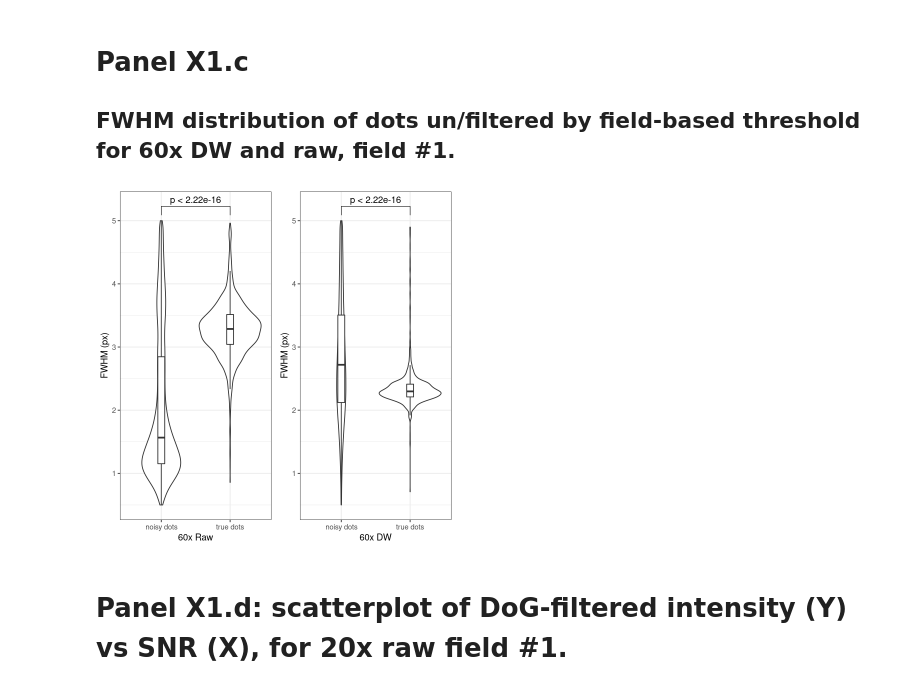
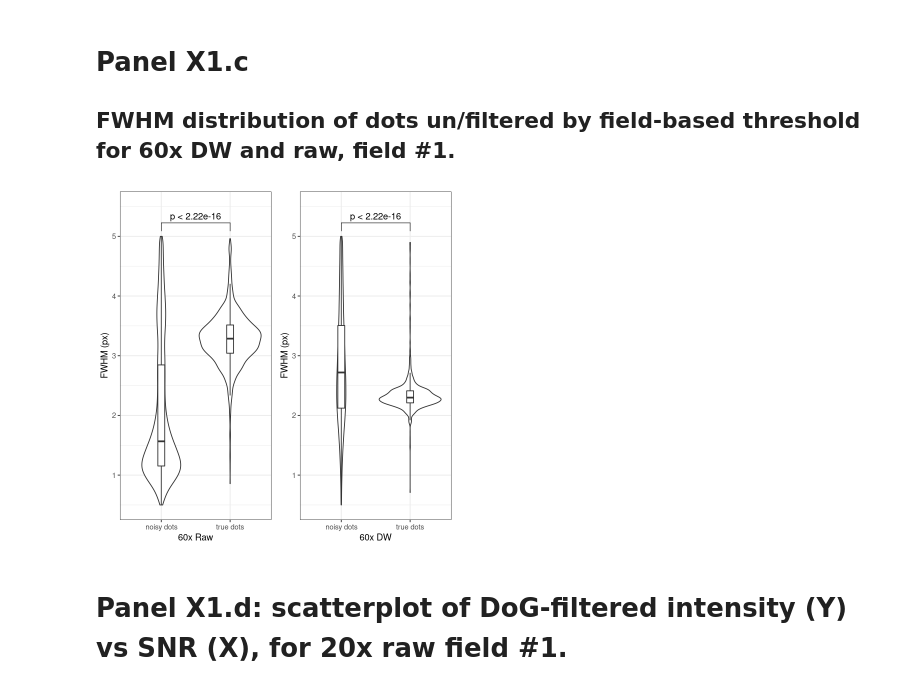
Before and after one commit to ggirelli/deconwolf-smFISH-analysis, a Jupyter notebook: notebooks/manuscript/1_panels.ipynb, the cells around one changed output. Cells and saved outputs as stored; diff of their text form; code cells hidden in the pictures.

```diff
--- a/notebooks/manuscript/1_panels.ipynb
+++ b/notebooks/manuscript/1_panels.ipynb
@@ -282,20 +282,21 @@ ddata["60x" == magnification & "raw" == image_type & .18 <= Value2, dot_type :=
 # %%
 options(repr.plot.width=6, repr.plot.height=6)
 pdata = ddata[1 == sid]
 pdata["dw" == image_type, image_type := "DW"]
 pdata["raw" == image_type, image_type := "Raw"]
 plist = lapply(split(pdata, list(pdata$image_type, pdata$magnification)), function(ppdata) {
     label = ppdata[1, paste0(magnification, " ", image_type)]
     ggplot(ppdata, aes(x=dot_type, y=FWHM)) +
         geom_violin(trim=T) + geom_boxplot(width=.1, outlier.shape=NA) +
         theme_bw() + labs(x=label, y="FWHM (px)") +
         theme(legend.position="bottom") +
-        stat_compare_means(method="wilcox.test", comparisons=list(c(1, 2)))
+        stat_compare_means(method="wilcox.test", comparisons=list(c(1, 2))) +
+        coord_cartesian(ylim=c(0.5, 5.5))
 })
 p = plot_grid(plotlist=list(plist[[2]], plist[[1]]), nrow=1, align="hv", axis="blrt")
 print(p)
 # %% [output]
-[figure, old version]
+[figure, new version]
 # %%
 ggsave(plot=p, file="panels/supp_fig_x1c.png", width=4, height=4)
 saveRDS(p, "panels_rds/supp_fig_x1c.rds")
```
Also changed, not shown: parts of 3 cells of this notebook, 13 other files.
